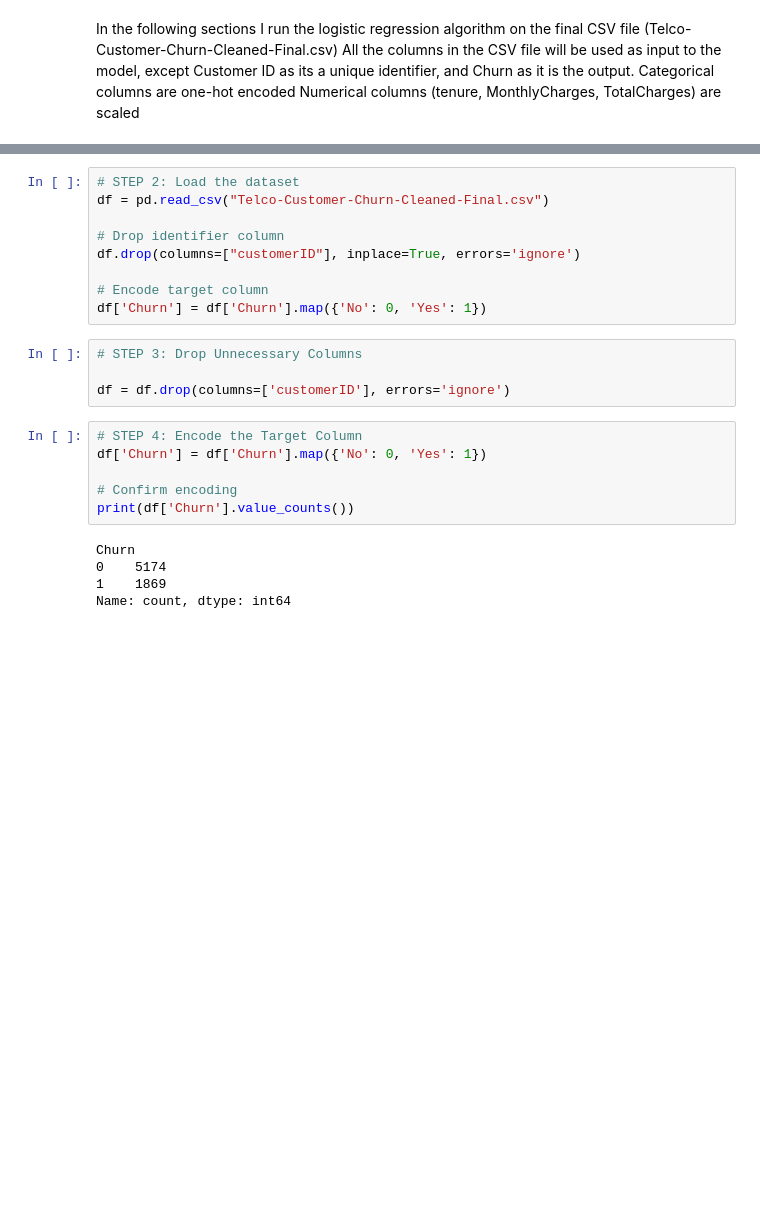
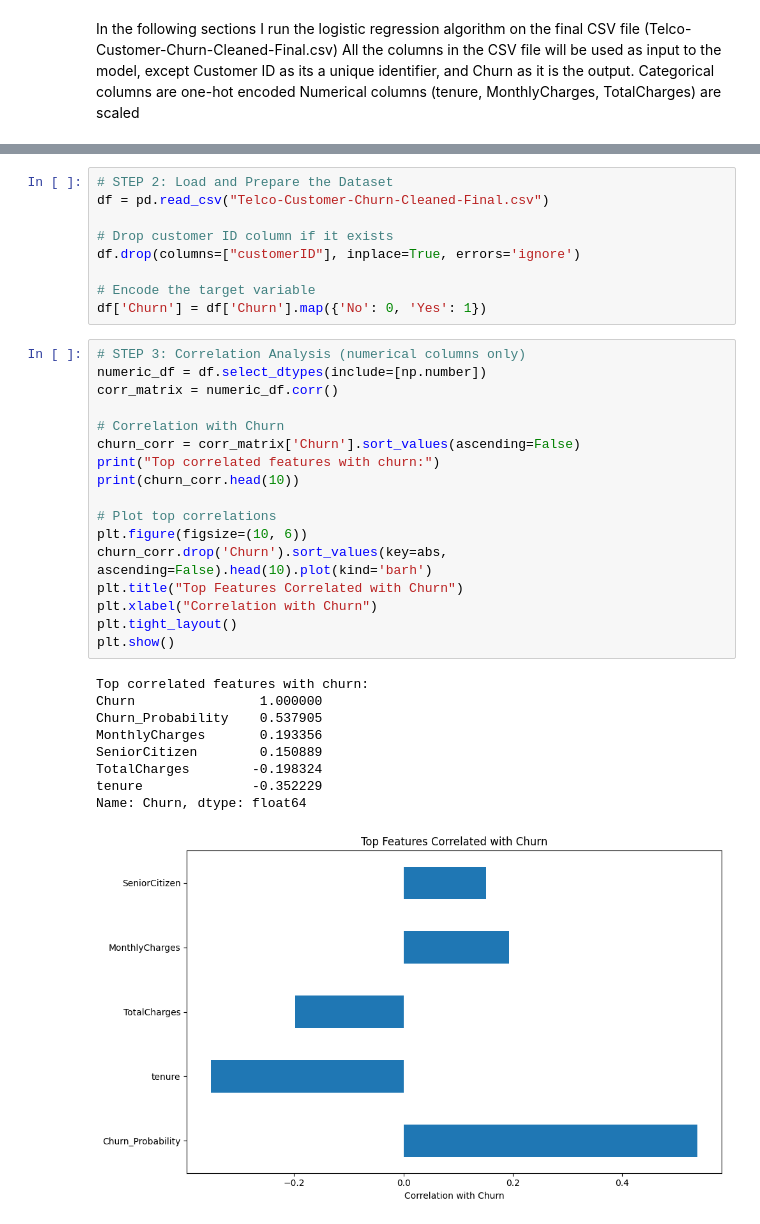
Before and after one commit to LeenaKH123/datascience2, a Jupyter notebook: DataAcquisitionandDataCleaning/Stage2Project/Leena_Alkhalili_Stage2_Code.ipynb, the cells around one changed output, grey strips where cells are left out. Drawn from its saved outputs; the diff is of its cells as text; blank space fills up the shorter version.

```diff
--- a/DataAcquisitionandDataCleaning/Stage2Project/Leena_Alkhalili_Stage2_Code.ipynb
+++ b/DataAcquisitionandDataCleaning/Stage2Project/Leena_Alkhalili_Stage2_Code.ipynb
@@ -242,26 +244,38 @@ from sklearn.linear_model import LogisticRegression
 from sklearn.preprocessing import StandardScaler
 from sklearn.metrics import classification_report, confusion_matrix, roc_auc_score
 # %%
-# STEP 2: Load the dataset
+# STEP 2: Load and Prepare the Dataset
 df = pd.read_csv("Telco-Customer-Churn-Cleaned-Final.csv")
 
-# Drop identifier column
+# Drop customer ID column if it exists
 df.drop(columns=["customerID"], inplace=True, errors='ignore')
 
-# Encode target column
+# Encode the target variable
 df['Churn'] = df['Churn'].map({'No': 0, 'Yes': 1})
-# %%
-# STEP 3: Drop Unnecessary Columns
-
-df = df.drop(columns=['customerID'], errors='ignore')
-# %%
-# STEP 4: Encode the Target Column
-df['Churn'] = df['Churn'].map({'No': 0, 'Yes': 1})
-
-# Confirm encoding
-print(df['Churn'].value_counts())
-# %% [output]
-Churn
-0    5174
-1    1869
-Name: count, dtype: int64
+# %%
+# STEP 3: Correlation Analysis (numerical columns only)
+numeric_df = df.select_dtypes(include=[np.number])
+corr_matrix = numeric_df.corr()
+
+# Correlation with Churn
+churn_corr = corr_matrix['Churn'].sort_values(ascending=False)
+print("Top correlated features with churn:")
+print(churn_corr.head(10))
+
+# Plot top correlations
+plt.figure(figsize=(10, 6))
+churn_corr.drop('Churn').sort_values(key=abs, ascending=False).head(10).plot(kind='barh')
+plt.title("Top Features Correlated with Churn")
+plt.xlabel("Correlation with Churn")
+plt.tight_layout()
+plt.show()
+# %% [output]
+Top correlated features with churn:
+Churn                1.000000
+Churn_Probability    0.537905
+MonthlyCharges       0.193356
+SeniorCitizen        0.150889
+TotalCharges        -0.198324
+tenure              -0.352229
+Name: Churn, dtype: float64
+[figure, added]
```
Also changed, not shown: parts of 17 cells of this notebook.
